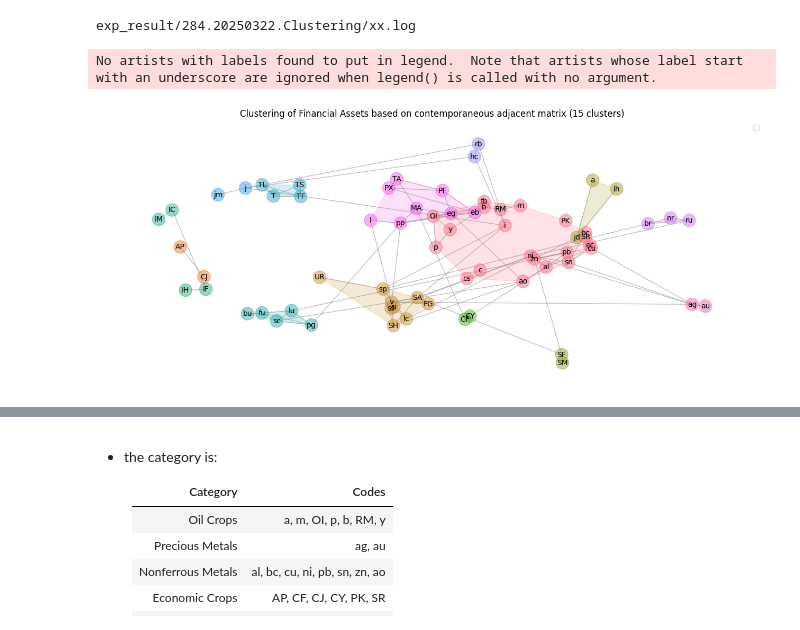
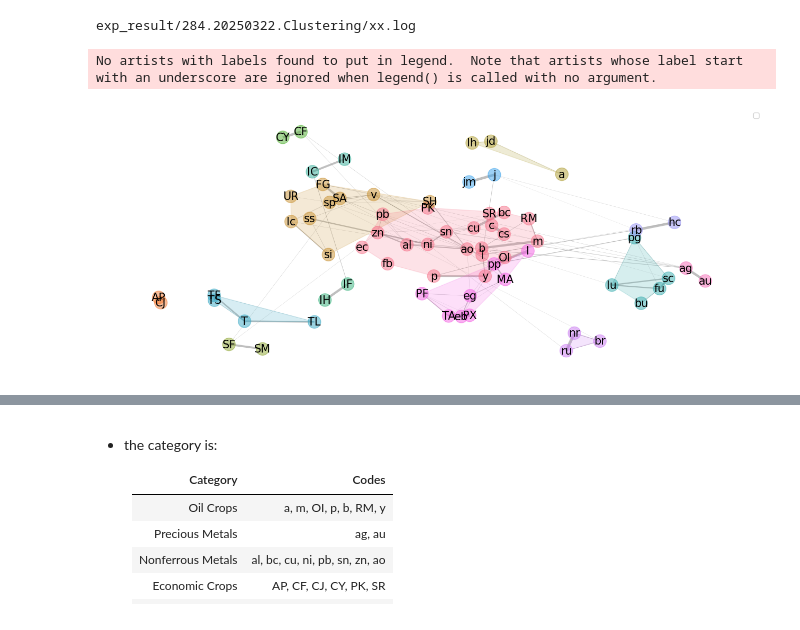
Before and after one commit to junshujiang/tailSCM, a Jupyter notebook: tutorial4.1clustering_basedOnTheHyperGraph.ipynb, the cells around one changed output, grey strips where cells are left out. Cells and saved outputs as stored; diff of their text form; code cells hidden in the pictures.

```diff
--- a/tutorial4.1clustering_basedOnTheHyperGraph.ipynb
+++ b/tutorial4.1clustering_basedOnTheHyperGraph.ipynb
@@ -92,41 +92,54 @@ for c1 in cluster_dict:
             weight = np.mean(new_adjacency_matrix[np.ix_(cluster_dict[c1], cluster_dict[c2])])
             if weight > 0:
                 cluster_graph.add_edge(c1, c2, weight=weight)
 
 # ------------------- 3. 可视化优化 -------------------
 plt.figure(figsize=(12.5, 5))
 
 # **使用 spring_layout，但让同类节点靠近**
-
-pos = nx.spring_layout(G, seed=19,k=0.3)  # `k=0.1` 让节点更聚拢
+pos = nx.spring_layout(G, seed=22,k=0.4)  # `k=0.1` 让节点更聚拢
 
 centralized=0.7
 # **增加吸引力，让同类节点更集中**
 for cluster_id, node_ids in cluster_dict.items():
     cluster_center = np.mean([pos[n] for n in node_ids], axis=0)  # 计算类别中心
     for node_id in node_ids:
         pos[node_id] = (1-centralized) * pos[node_id] + centralized * cluster_center  # 让节点更接近中心
 
+# **获取边的权重用于设置边的宽度**
+edges = G.edges()
+weights = [new_adjacency_matrix[u][v] * 10 for u,v in edges]  # 将权重乘以5来使边的宽度更明显
+
 # **绘制网络**
-nx.draw(G, pos, node_color=node_colors, node_size=300, edge_color="gray", alpha=0.5)
-nx.draw_networkx_labels(G, pos, labels={i: all_assets[i] for i in range(len(all_assets))}, font_size=10, font_color="black")
+nx.draw(G, pos,
+        node_color=node_colors,
+        node_size=300,
+        edge_color="gray",
+        width=weights,  # 使用权重作为边的宽度
+        alpha=0.5)
+nx.draw_networkx_labels(G, pos, labels={i: all_assets[i] for i in range(len(all_assets))}, font_size=15, font_color="black")
 
 # **画社区包围圈**
 legend_added = set()  # 用于跟踪已添加的图例
 for cluster_id, node_ids in cluster_dict.items():
-
-    plt.plot([], [], color=palette[cluster_id], alpha=0.4)#, label=f"Cluster {cluster_id}")
+    plt.plot([], [], color=palette[cluster_id], alpha=0.4)
     legend_added.add(cluster_id)
     if len(node_ids) > 2:  # 只有大于 2 个节点的类别才使用凸包
         points = np.array([pos[n] for n in node_ids])
         hull = ConvexHull(points)
         hull_points = points[hull.vertices, :]
-        plt.fill(hull_points[:, 0], hull_points[:, 1], alpha=0.2, color=palette[cluster_id])#, label=f"Cluster {cluster_id}")
+        plt.fill(hull_points[:, 0], hull_points[:, 1], alpha=0.2, color=palette[cluster_id])
         legend_added.add(cluster_id)
-    # else:  # 对于少于3个节点的类别，仍然添加到图例中
-plt.title(f"Clustering of Financial Assets based on contemporaneous adjacent matrix ({n_clusters} clusters)")
+
+# 在保存之前设置标题和调整布局
+#plt.title(f"Clustering of Financial Assets based on contemporaneous adjacent matrix ({n_clusters} clusters)", pad=20,fontsize=20)
+plt.tight_layout() # 确保标题不会被裁剪
 plt.legend()
-plt.show()
+plt.savefig(os.path.join(log_path,"clustering_based_on_contemporaneous_adjacent_matrix.png"),
+            dpi=200,
+            bbox_inches='tight'
+           ) # 在图的周围添加额外的空白
+# plt.show()
 # %% [output]
 No artists with labels found to put in legend.  Note that artists whose label start with an underscore are ignored when legend() is called with no argument.
-[figure, old version]
+[figure, new version]
```
Also changed, not shown: parts of 1 cell of this notebook, 4 other files.
